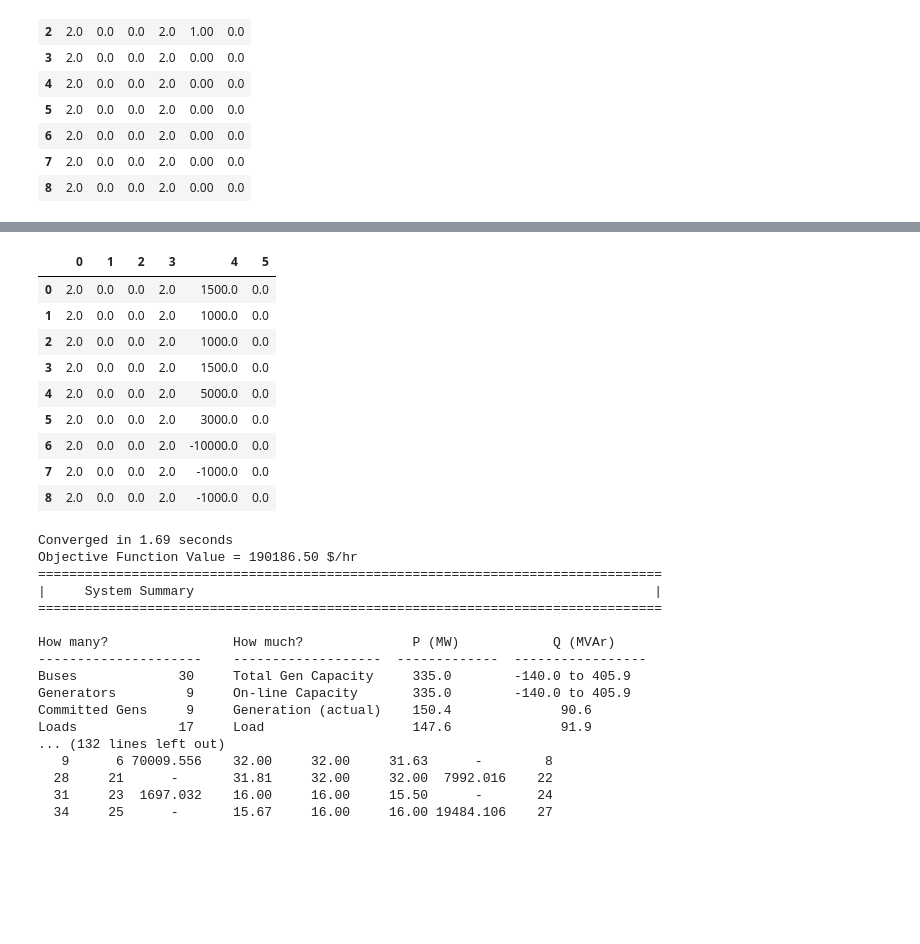
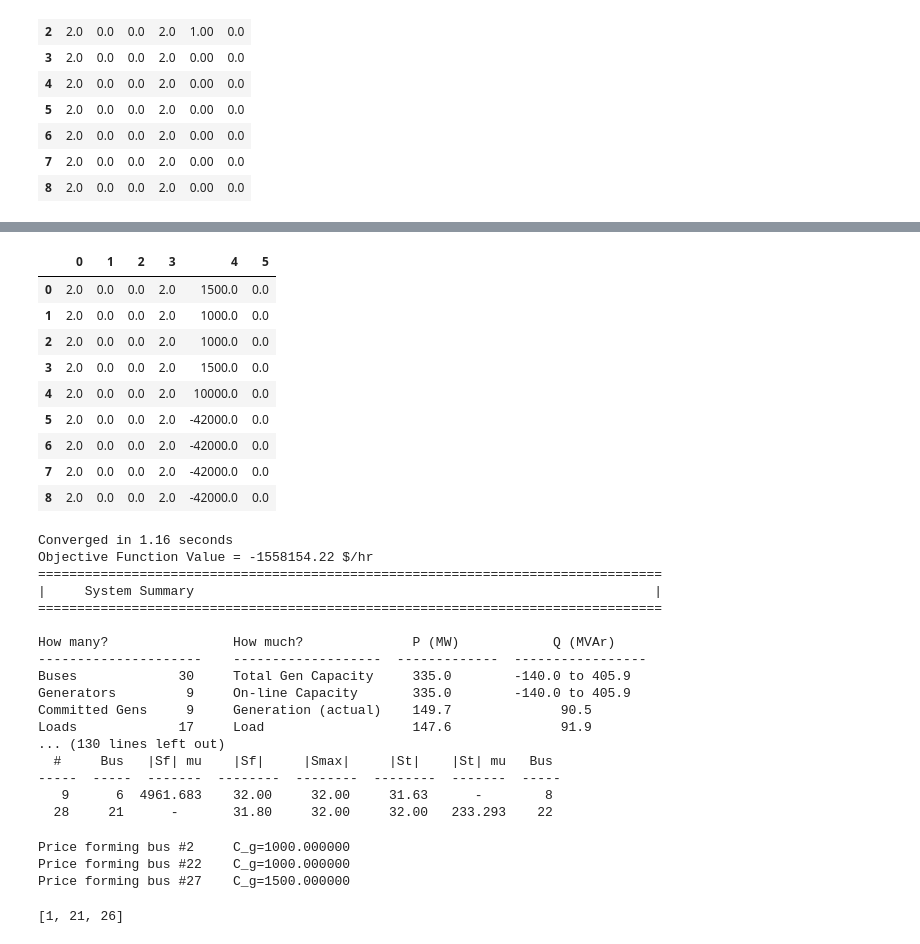
Before and after one commit to vjugor1/lmp, a Jupyter notebook: LMP.ipynb, the cells around one changed output, grey strips where cells are left out. Drawn from its saved outputs; the diff is of its cells as text; code cells hidden in the pictures; blank space fills up the shorter version.

```diff
--- a/LMP.ipynb
+++ b/LMP.ipynb
@@ -277,33 +286,34 @@ Loads             17     Load                   147.6              91.9
 # %%
 ppc['gencost'][:,4][: 6] = 400
 ppc['gencost'][:,4][6: ] = -100
 ppc['gencost'][:,4][-2: ] = -10
 
 ppc['gencost'][0, 4] = 15.
 ppc['gencost'][1, 4] = 10.
 ppc['gencost'][2, 4] = 10.
 ppc['gencost'][3, 4] = 15.
 ppc['gencost'][4, 4] = 50.
 ppc['gencost'][5, 4] = 30.
 ppc['gencost'][:,4:] *= 100.
-
+ppc['gencost'][5:, 4] = -42000.
+ppc['gencost'][4,4]   = 10000.
 pd.DataFrame(ppc['gencost'])
 # %% [output]
 |  | 0 | 1 | 2 | 3 | 4 | 5 |
 | 0 | 2.0 | 0.0 | 0.0 | 2.0 | 1500.0 | 0.0 |
 | 1 | 2.0 | 0.0 | 0.0 | 2.0 | 1000.0 | 0.0 |
 | 2 | 2.0 | 0.0 | 0.0 | 2.0 | 1000.0 | 0.0 |
 | 3 | 2.0 | 0.0 | 0.0 | 2.0 | 1500.0 | 0.0 |
-| 4 | 2.0 | 0.0 | 0.0 | 2.0 | 5000.0 | 0.0 |
-| 5 | 2.0 | 0.0 | 0.0 | 2.0 | 3000.0 | 0.0 |
-| 6 | 2.0 | 0.0 | 0.0 | 2.0 | -10000.0 | 0.0 |
-| 7 | 2.0 | 0.0 | 0.0 | 2.0 | -1000.0 | 0.0 |
-| 8 | 2.0 | 0.0 | 0.0 | 2.0 | -1000.0 | 0.0 |
+| 4 | 2.0 | 0.0 | 0.0 | 2.0 | 10000.0 | 0.0 |
+| 5 | 2.0 | 0.0 | 0.0 | 2.0 | -42000.0 | 0.0 |
+| 6 | 2.0 | 0.0 | 0.0 | 2.0 | -42000.0 | 0.0 |
+| 7 | 2.0 | 0.0 | 0.0 | 2.0 | -42000.0 | 0.0 |
+| 8 | 2.0 | 0.0 | 0.0 | 2.0 | -42000.0 | 0.0 |
 # %%
 results = runopf(ppc, ppopt)
 # %% [output]
-Converged in 1.69 seconds
-Objective Function Value = 190186.50 $/hr
+Converged in 1.16 seconds
+Objective Function Value = -1558154.22 $/hr
 ================================================================================
 |     System Summary                                                           |
 ================================================================================
@@ -312,13 +322,20 @@ How many?                How much?              P (MW)            Q (MVAr)
 ---------------------    -------------------  -------------  -----------------
 Buses             30     Total Gen Capacity     335.0        -140.0 to 405.9
 Generators         9     On-line Capacity       335.0        -140.0 to 405.9
-Committed Gens     9     Generation (actual)    150.4              90.6
+Committed Gens     9     Generation (actual)    149.7              90.5
 Loads             17     Load                   147.6              91.9
-... (132 lines left out)
-   9      6 70009.556    32.00     32.00     31.63      -        8
-  28     21      -       31.81     32.00     32.00  7992.016    22
-  31     23  1697.032    16.00     16.00     15.50      -       24
-  34     25      -       15.67     16.00     16.00 19484.106    27
+... (130 lines left out)
+  #     Bus   |Sf| mu    |Sf|     |Smax|     |St|    |St| mu   Bus
+-----  -----  -------  --------  --------  --------  -------  -----
+   9      6  4961.683    32.00     32.00     31.63      -        8
+  28     21      -       31.80     32.00     32.00   233.293    22
+# %%
+is_price_forming(results['gen'], results['gencost'], verbose=True)
+# %% [output]
+Price forming bus #2     C_g=1000.000000
+Price forming bus #22    C_g=1000.000000
+Price forming bus #27    C_g=1500.000000
+[1, 21, 26]
 # %%
 #draw_net(net)
 # %%
```
Also changed, not shown: parts of 19 cells of this notebook, 2 other files.
